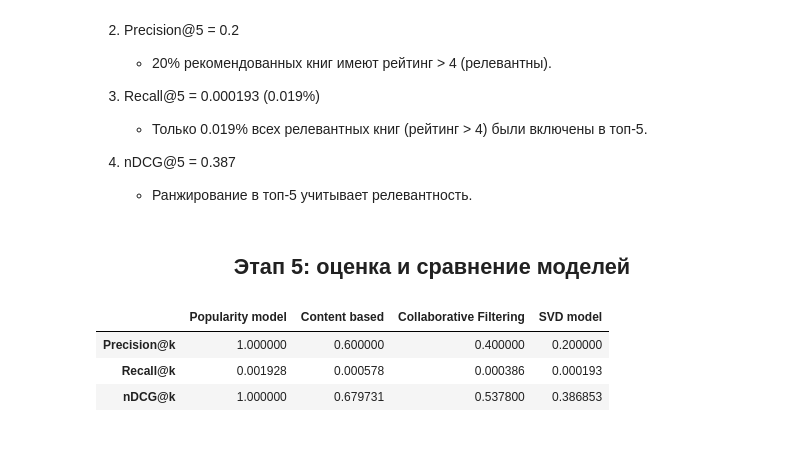
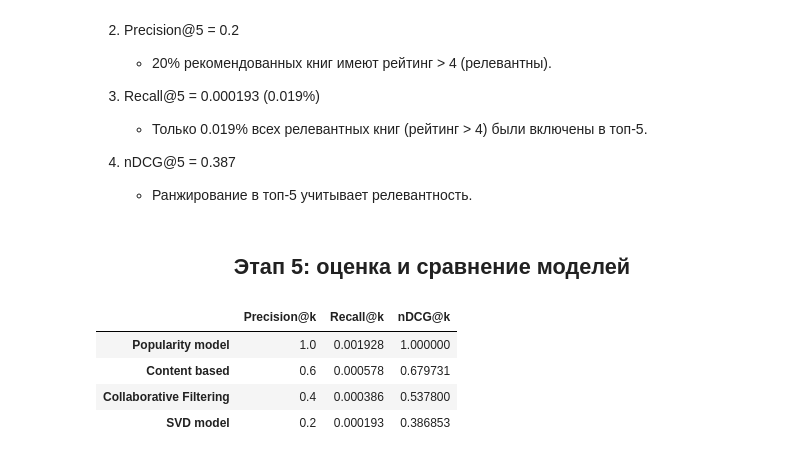
Before and after one commit to DmitriyVish/BooksRecSys, a Jupyter notebook: good_books.ipynb, the cells around one changed output. Cells and saved outputs as stored; diff of their text form; code cells hidden in the pictures.

Commit message:
Metrics analysys

```diff
--- a/good_books.ipynb
+++ b/good_books.ipynb
@@ -782,8 +782,8 @@ class PopularityRecommender():
         filtered_train = self.train[self.train['work_ratings_count'] > self.treshold]
         # Формируем случайную выборку из k книг
         # и сортируем по убыванию среднего рейтинга
-        sample_N = filtered_train.sample(self.k).sort_values('average_rating', ascending=False)
-        return sample_N[['authors',	'original_title', 'average_rating']]
+        sample_k = filtered_train.sample(self.k).sort_values('average_rating', ascending=False)
+        return sample_k[['authors',	'original_title', 'average_rating']]
 
     # Точность при K рекомендациях
     def precision_k(self, relevance: int = 4) -> float:
@@ -1717,10 +1717,12 @@ metrics_dict['SVD model']['nDCG@k'] = svd_model.ndcg_k(id)
 # %% [markdown]
 ## <center> **Этап 5: оценка и сравнение моделей**
 # %%
-metrics_df = pd.DataFrame(metrics_dict)
+# Метрики
+metrics_df = pd.DataFrame(metrics_dict).T
 metrics_df
 # %% [output]
-|  | Popularity model | Content based | Collaborative Filtering | SVD model |
-| Precision@k | 1.000000 | 0.600000 | 0.400000 | 0.200000 |
-| Recall@k | 0.001928 | 0.000578 | 0.000386 | 0.000193 |
-| nDCG@k | 1.000000 | 0.679731 | 0.537800 | 0.386853 |
+|  | Precision@k | Recall@k | nDCG@k |
+| Popularity model | 1.0 | 0.001928 | 1.000000 |
+| Content based | 0.6 | 0.000578 | 0.679731 |
+| Collaborative Filtering | 0.4 | 0.000386 | 0.537800 |
+| SVD model | 0.2 | 0.000193 | 0.386853 |
```
Also changed, not shown: parts of 12 cells of this notebook.
